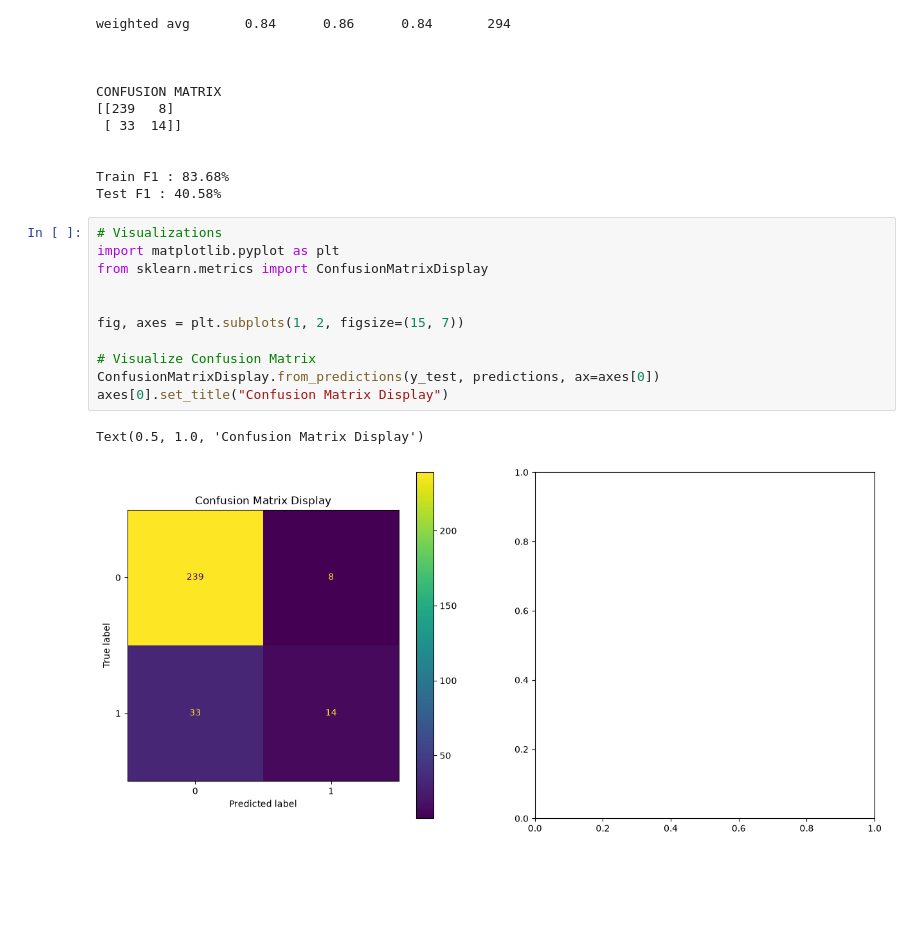
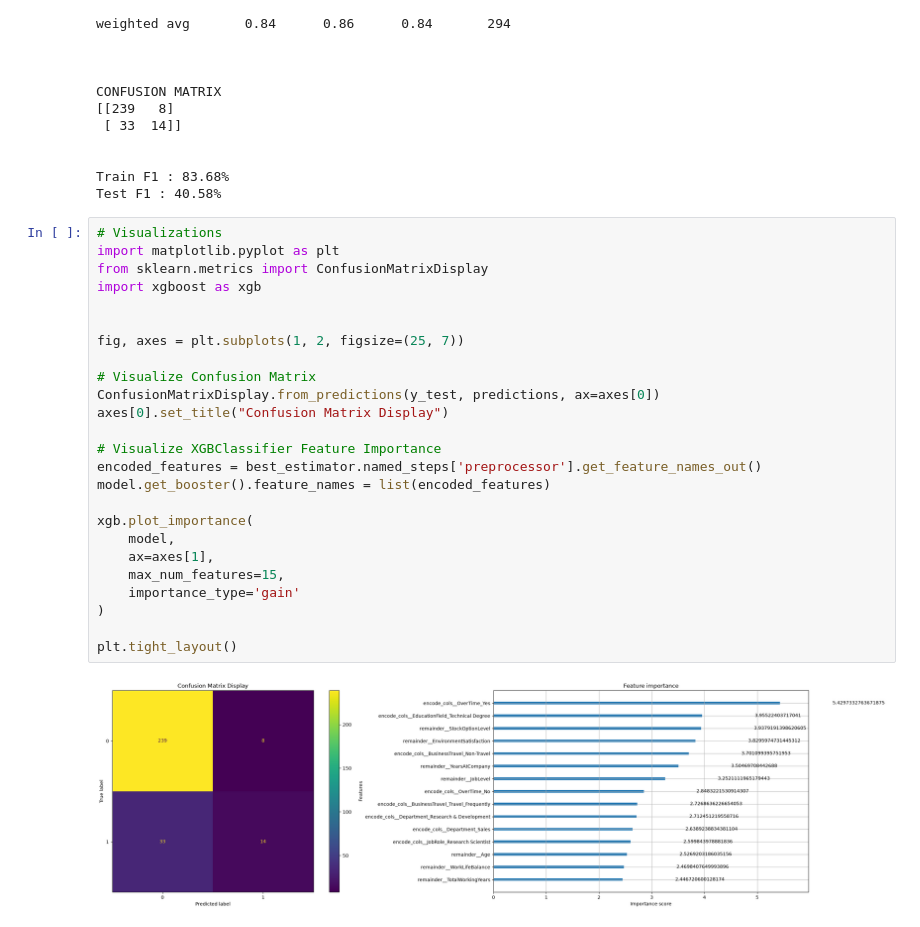
Before and after one commit to Lang-Shin/applied-ml-pipelines, a Jupyter notebook: XGBoost/Practice1/employee_attrition_prediction.ipynb, the cells around one changed output. Saved outputs shown, nothing was run; the diff lists cells and outputs as text; blank space fills up the shorter version.

```diff
--- a/XGBoost/Practice1/employee_attrition_prediction.ipynb
+++ b/XGBoost/Practice1/employee_attrition_prediction.ipynb
@@ -148,14 +148,27 @@ Test F1 : 40.58%
 # %%
 # Visualizations
 import matplotlib.pyplot as plt
 from sklearn.metrics import ConfusionMatrixDisplay
+import xgboost as xgb
 
 
-fig, axes = plt.subplots(1, 2, figsize=(15, 7))
+fig, axes = plt.subplots(1, 2, figsize=(25, 7))
 
 # Visualize Confusion Matrix
 ConfusionMatrixDisplay.from_predictions(y_test, predictions, ax=axes[0])
 axes[0].set_title("Confusion Matrix Display")
+
+# Visualize XGBClassifier Feature Importance
+encoded_features = best_estimator.named_steps['preprocessor'].get_feature_names_out()
+model.get_booster().feature_names = list(encoded_features)
+
+xgb.plot_importance(
+    model,
+    ax=axes[1],
+    max_num_features=15,
+    importance_type='gain'
+)
+
+plt.tight_layout()
 # %% [output]
-Text(0.5, 1.0, 'Confusion Matrix Display')
-[figure, old version]
+[figure, new version]
```
Also changed, not shown: parts of 1 cell of this notebook.
